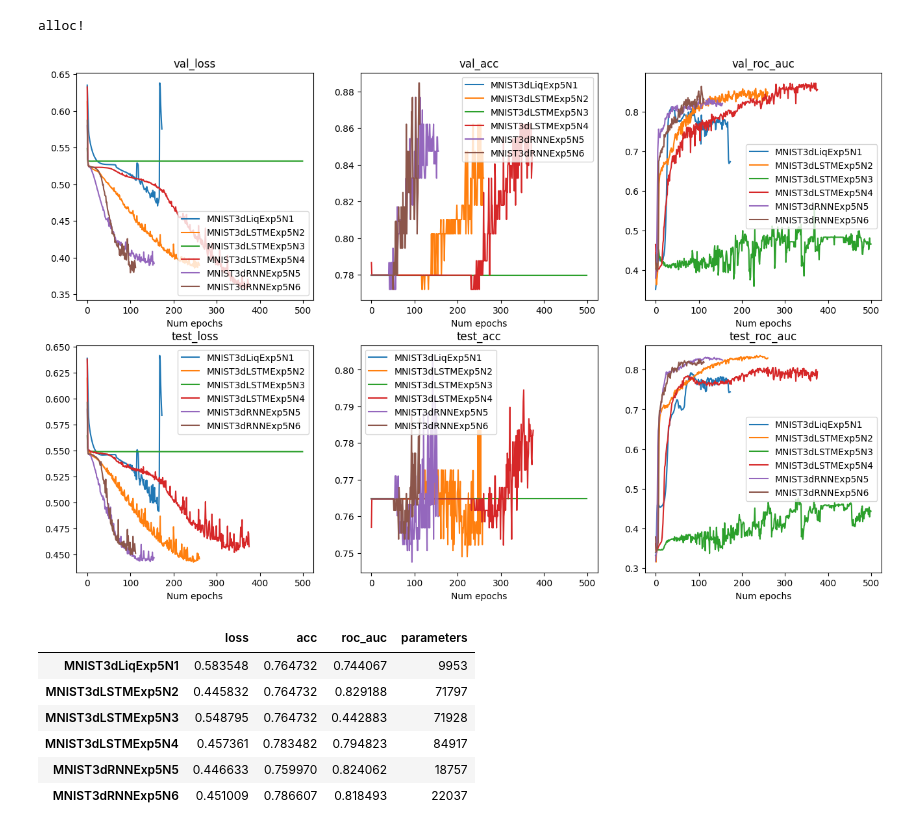
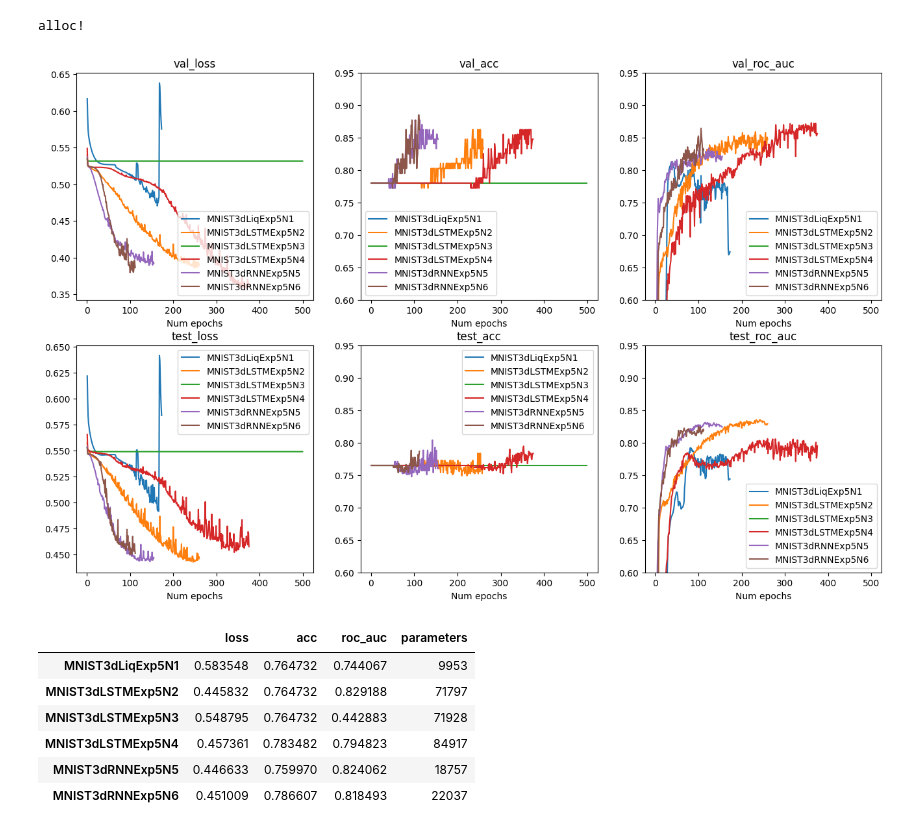
Before and after one commit to As17-01/LungTissues, a Jupyter notebook: scripts/MNIST/exp5_adrenal.ipynb, the cells around one changed output. Saved outputs shown, nothing was run; the diff lists cells and outputs as text; code cells hidden in the pictures.

Commit message:
Rerun figures

```diff
--- a/scripts/MNIST/exp5_adrenal.ipynb
+++ b/scripts/MNIST/exp5_adrenal.ipynb
@@ -63,19 +63,24 @@ final_model_metrics_df = pd.DataFrame(final_model_metrics, index=["loss", "acc",
 # %%
 plt.figure(figsize=(16, 10))
 
 for col, mode in enumerate(["val", "test"]):
     for row, metric in enumerate(["loss", "acc", "roc_auc"]):
         plt.subplot(2, 3, col * 3 + row + 1)
         for i in range(num_models):
-            x = np.arange(len(all_model_metrics[i][mode][metric]))
-            y = np.array(all_model_metrics[i][mode][metric])
+            x = np.arange(len(all_model_metrics[i][mode][metric]))[1:]
+            y = np.array(all_model_metrics[i][mode][metric])[1:]
             plt.plot(x, y)
             plt.legend(labels)
             plt.title(f"{mode}_{metric}")
             plt.xlabel("Num epochs")
+            if metric != "loss":
+                plt.ylim([0.6, 0.95])
+
+plt.savefig(f"../../assets/{FOLDER_NAME}.png", bbox_inches='tight')
+
 plt.show()
 # %% [output]
-[figure, old version]
+[figure, new version]
 # %%
 all_model_parameters = []
 for i in range(num_models):
```
Also changed, not shown: 30 other files.
